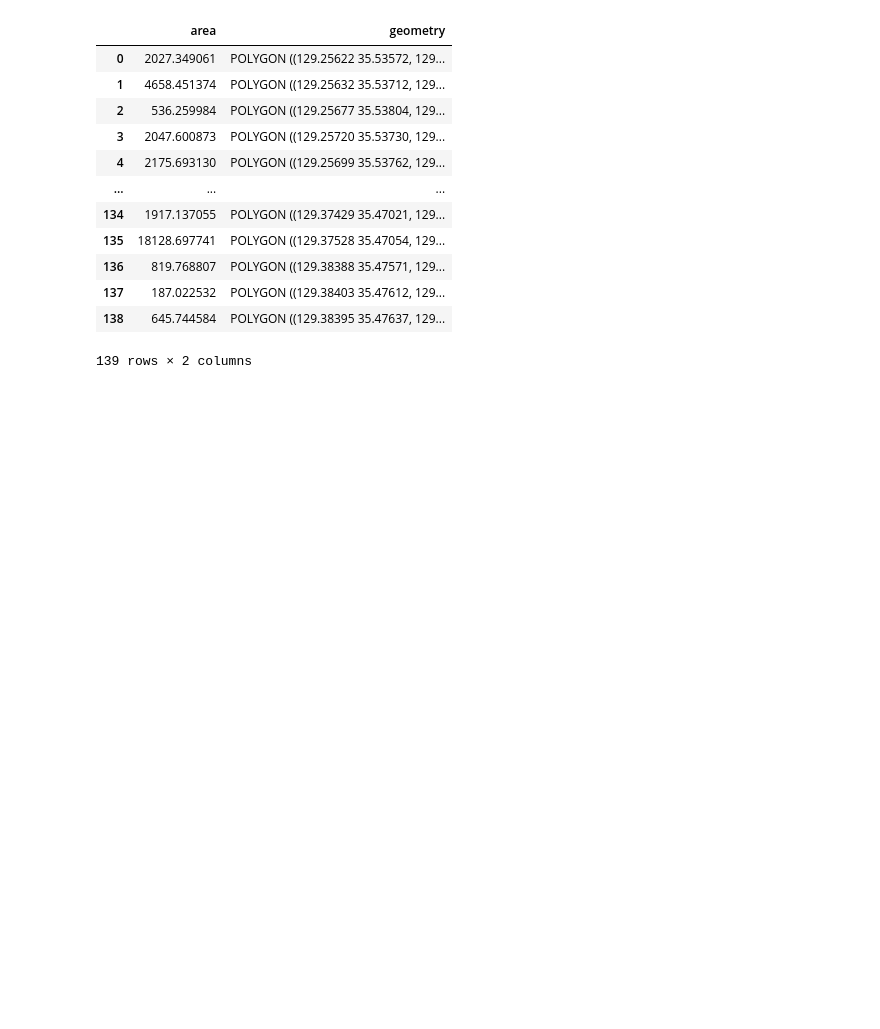
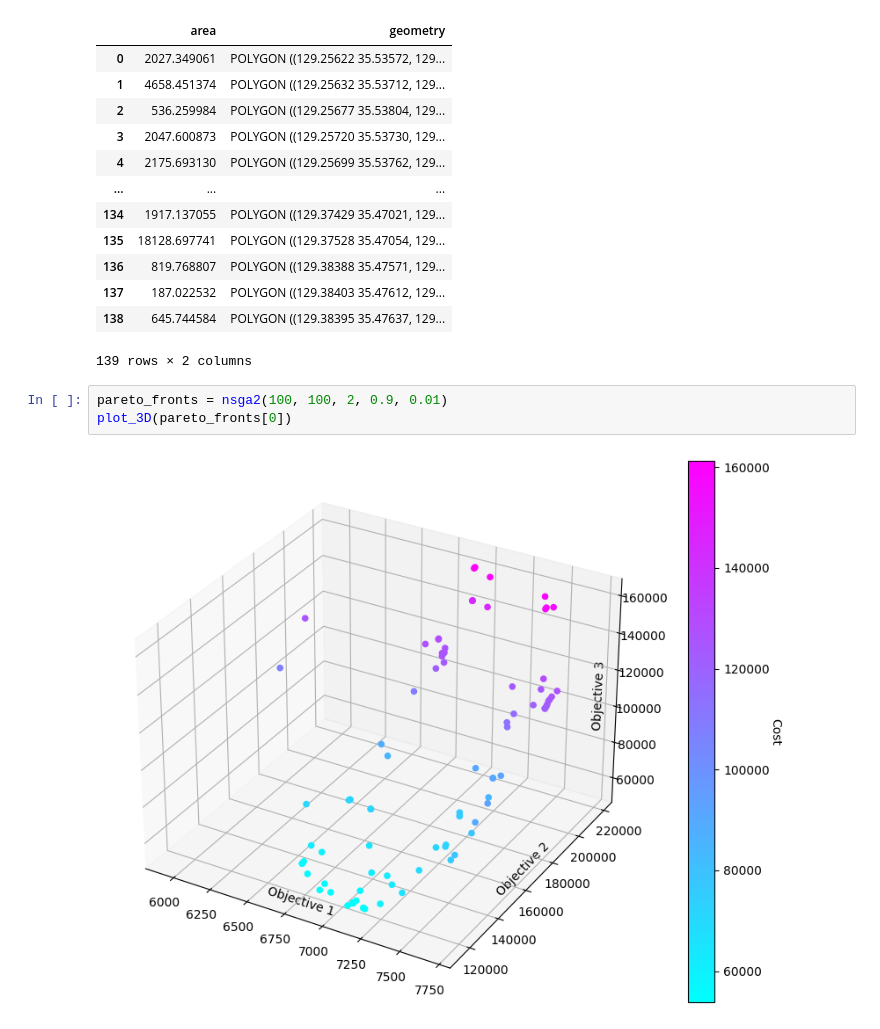
Before and after one commit to duckbankbok/2023_BTS, a Jupyter notebook: main.ipynb, the cells around one changed output. Cells and saved outputs as stored; diff of their text form; blank space fills up the shorter version.

```diff
--- a/main.ipynb
+++ b/main.ipynb
@@ -40,3 +41,8 @@ depot
 | 137 | 187.022532 | POLYGON ((129.38403 35.47612, 129... |
 | 138 | 645.744584 | POLYGON ((129.38395 35.47637, 129... |
 139 rows × 2 columns
+# %%
+pareto_fronts = nsga2(100, 100, 2, 0.9, 0.01)
+plot_3D(pareto_fronts[0])
+# %% [output]
+[figure, added]
```
Also changed, not shown: parts of 1 cell of this notebook, 1 other file.
